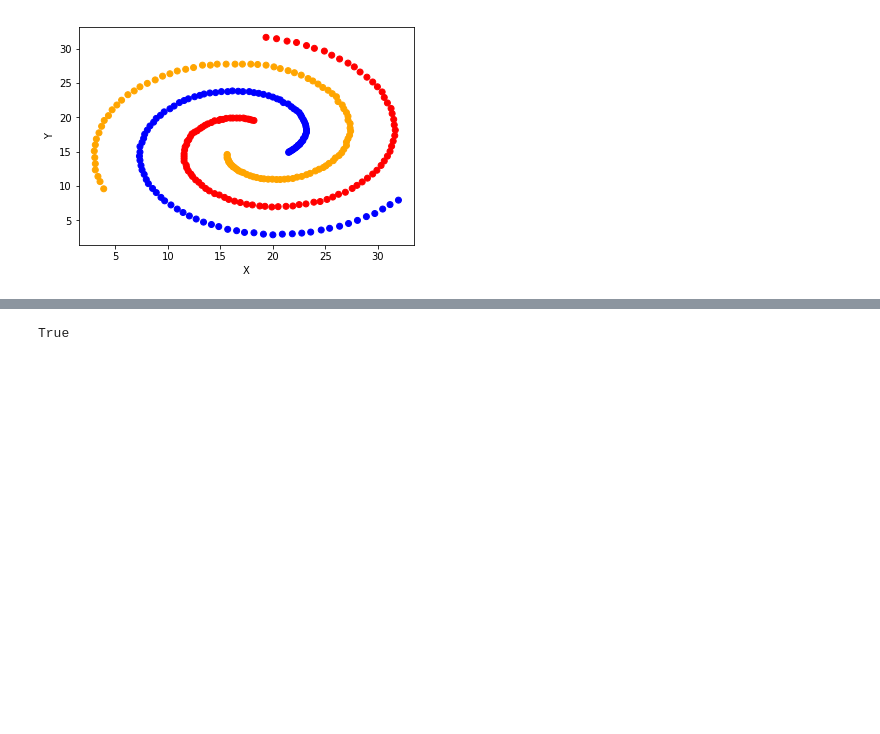
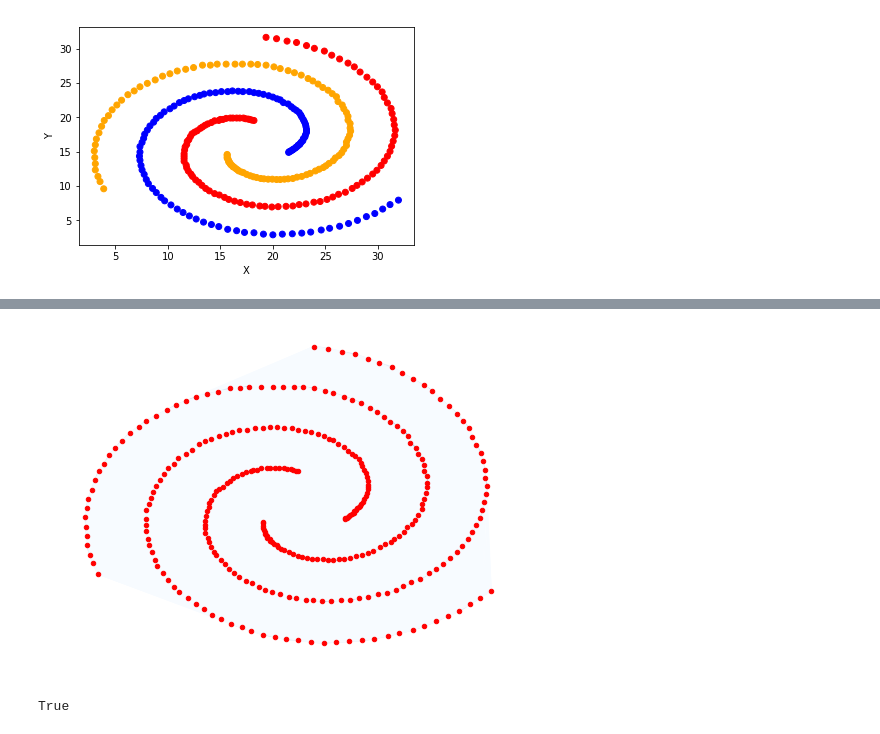
Before and after one commit to msarrias/spectral-clustering, a Jupyter notebook: playground.ipynb, the cells around one changed output, grey strips where cells are left out. Cells and saved outputs as stored; diff of their text form; code cells hidden in the pictures; blank space fills up the shorter version.

```diff
--- a/playground.ipynb
+++ b/playground.ipynb
@@ -78 +94,9 @@ f.scatter_plot_data_set(data_points, data_labels)
+# %%
+#create graph
+spiral_graph = f.create_weighted_Graph(W)
+#Plot graph
+f.plot_Graph(spiral_graph, nodes_position_spiral,
+               title = '',node_size=20,alpha=0.8)
+# %% [output]
+[figure, added]
 # %%
```
Also changed, not shown: parts of 14 cells of this notebook.
